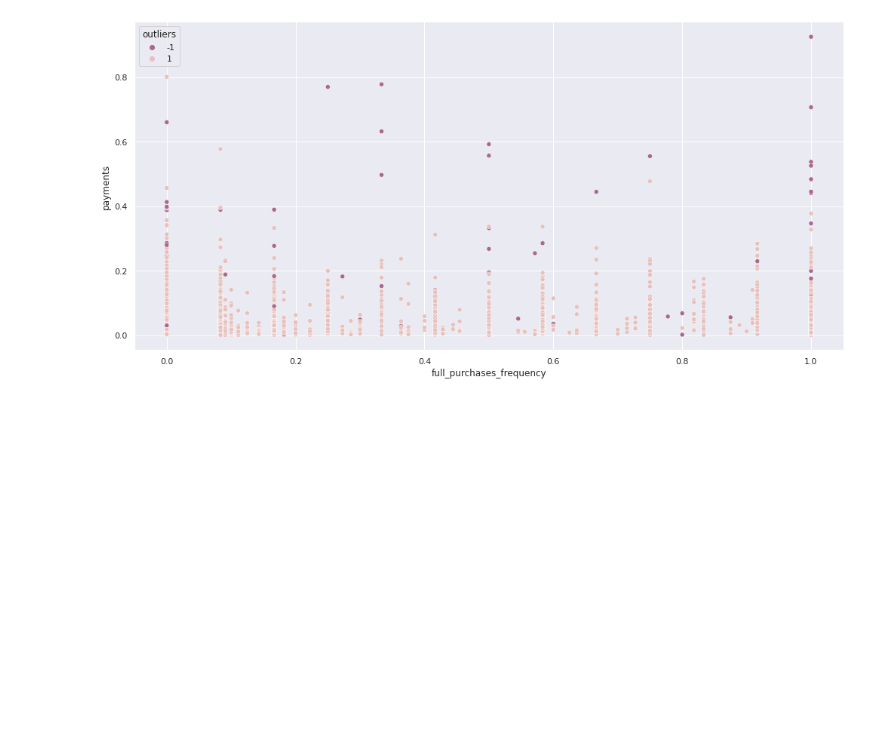
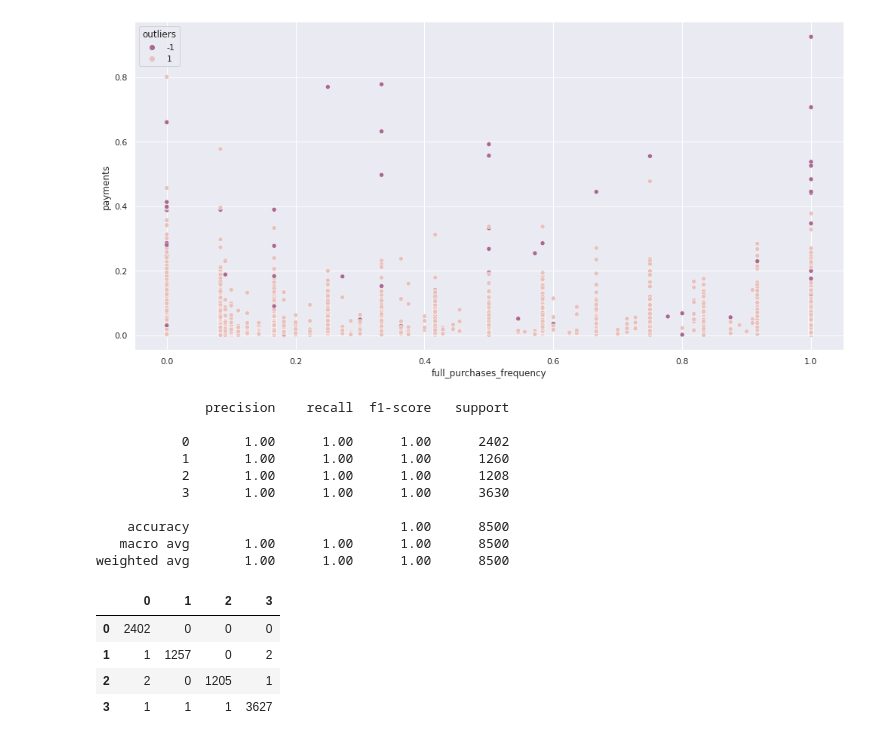
Before and after one commit to ansamz/Customer-Segmentation, a Jupyter notebook: notebooks/AZ_CreditCard.ipynb, the cells around one changed output. Saved outputs shown, nothing was run; the diff lists cells and outputs as text; code cells hidden in the pictures; blank space fills up the shorter version.

```diff
--- a/notebooks/AZ_CreditCard.ipynb
+++ b/notebooks/AZ_CreditCard.ipynb
@@ -603,4 +603,33 @@ sns.scatterplot(x="full_purchases_frequency", y="payments", data=df_train,  hue=
 <AxesSubplot:xlabel='full_purchases_frequency', ylabel='payments'>
 [figure]
 # %%
-#visualizations
+from sklearn.ensemble import GradientBoostingClassifier
+
+gbm = GradientBoostingClassifier(random_state=42)
+
+
+x = visual_df.drop("labels", axis=1).copy()
+y = visual_df["labels"].copy()
+
+gbm.fit(x, y)
+y_pred = gbm.predict(x)
+class_labels = gbm.classes_
+print(classification_report(y, y_pred))
+
+pd.DataFrame(confusion_matrix(y, y_pred), columns=class_labels, index=class_labels)
+# %% [output]
+              precision    recall  f1-score   support
+
+           0       1.00      1.00      1.00      2402
+           1       1.00      1.00      1.00      1260
+           2       1.00      1.00      1.00      1208
+           3       1.00      1.00      1.00      3630
+
+    accuracy                           1.00      8500
+   macro avg       1.00      1.00      1.00      8500
+weighted avg       1.00      1.00      1.00      8500
+|  | 0 | 1 | 2 | 3 |
+| 0 | 2402 | 0 | 0 | 0 |
+| 1 | 1 | 1257 | 0 | 2 |
+| 2 | 2 | 0 | 1205 | 1 |
+| 3 | 1 | 1 | 1 | 3627 |
```
Also changed, not shown: parts of 3 cells of this notebook.
